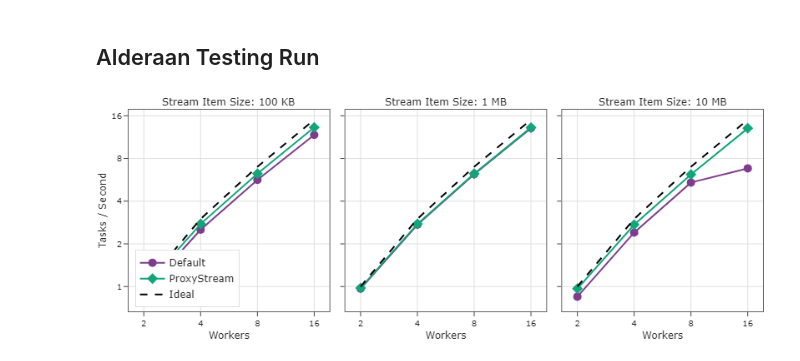
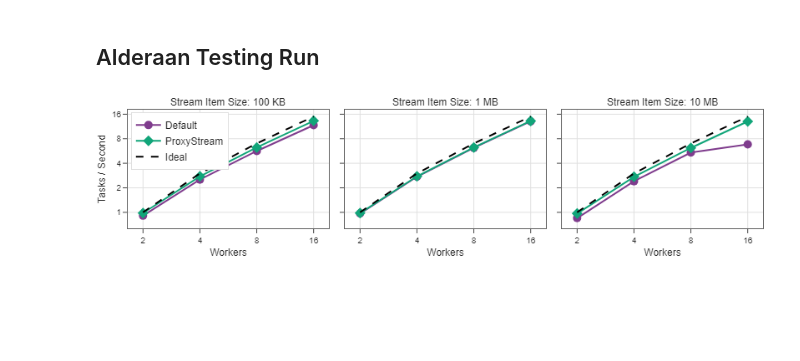
Before and after one commit to proxystore/tpds24-evaluation, a Jupyter notebook: notebooks/1-stream-scaling.ipynb, the cells around one changed output. Saved outputs shown, nothing was run; the diff lists cells and outputs as text; code cells hidden in the pictures; blank space fills up the shorter version.

Commit message:
Update alderaan plots

```diff
--- a/notebooks/1-stream-scaling.ipynb
+++ b/notebooks/1-stream-scaling.ipynb
@@ -109,7 +109,7 @@ def generate_figure(data, layout=None):
     fig.update_layout(
         # title={'text': 'Task Pipelining with Futures'},
         yaxis_title='Tasks / Second',
-        legend=dict(yanchor='bottom', y=0.02, xanchor='left', x=0.01),
+        legend=dict(yanchor='top', y=0.98, xanchor='left', x=0.005),
         template='proxystore',
         **layout,
     )
@@ -120,13 +120,13 @@ def generate_figure(data, layout=None):
 # %%
 data = load_data('../data/alderaan/1-stream-scaling/')
 
-layout = dict(width=800, height=300, margin=dict(t=20))
+layout = dict(width=1000, height=200, margin=dict(t=20))
 
 fig = generate_figure(data, layout)
 fig.show()
 
 figure_dir = pathlib.Path('../figures/alderaan/')
 figure_dir.mkdir(exist_ok=True)
 fig.write_image(figure_dir / '1-stream-scaling.pdf')
 # %% [output]
-[figure, old version]
+[figure, new version]
```
Also changed, not shown: 14 other files.
